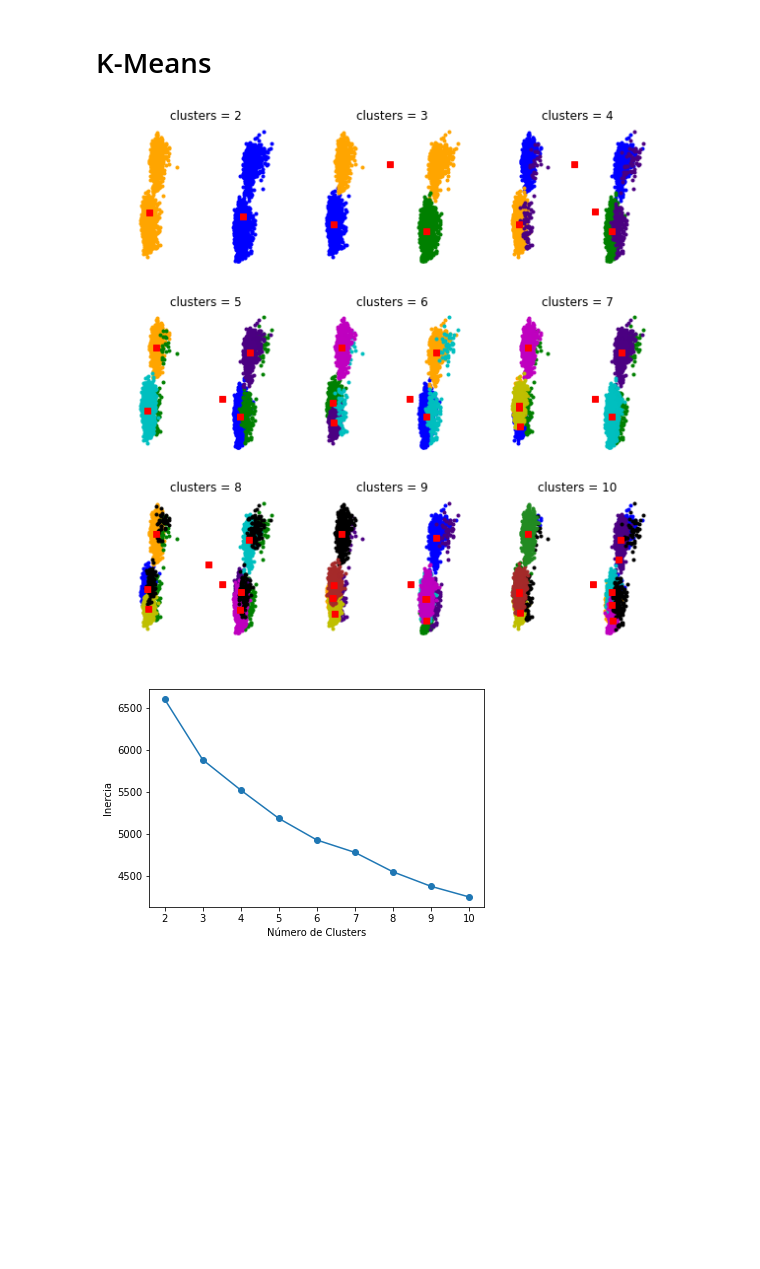
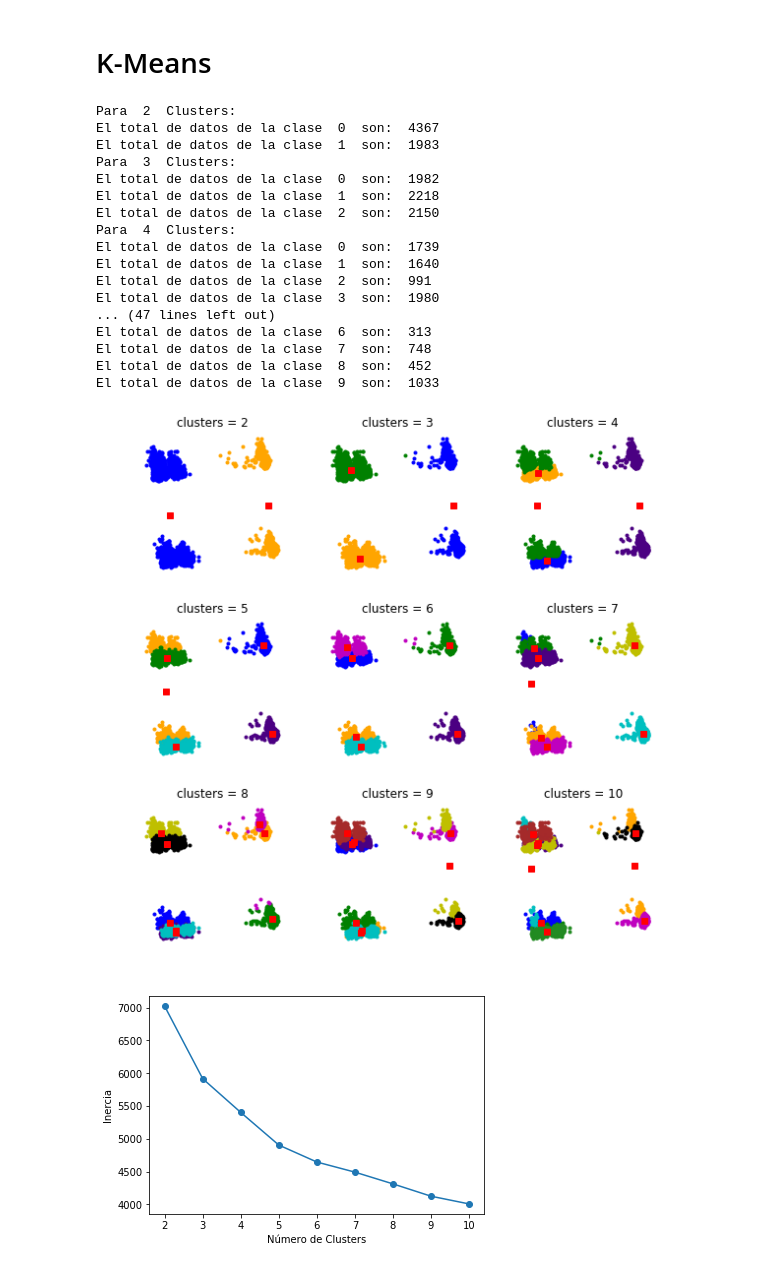
Before and after one commit to federovskys/Proyecto_Integrador_MachineLearning_MEData, a Jupyter notebook: defunciones_2015.ipynb, the cells around one changed output. Saved outputs shown, nothing was run; the diff lists cells and outputs as text; code cells hidden in the pictures; blank space fills up the shorter version.

```diff
--- a/defunciones_2015.ipynb
+++ b/defunciones_2015.ipynb
@@ -100,0 +55,27 @@ df
+# %%
+#Para categorias específicas
+uniq_lab = np.unique(df['idclasadmi'])#Categorías de categoría idclasadmi
+for lab in uniq_lab:#Ciclo para cada categoría
+    df['idclasadmi'].replace(lab,np.where(uniq_lab == lab)[0][0].astype(int),inplace=True)  #Se reemplaza la variable categórica por la numérica
+
+uniq_lab = np.unique( df['n_dir1'])#Categorías de característica n_dir1
+for lab in uniq_lab:
+    df['n_dir1'].replace(lab,np.where(uniq_lab == lab)[0][0].astype(int),inplace=True)
+
+uniq_lab = np.unique( df['n_ant1'])#Categorías de característica n_ant1
+for lab in uniq_lab:
+    df['n_ant1'].replace(lab,np.where(uniq_lab == lab)[0][0].astype(int),inplace=True)
+
+uniq_lab = np.unique( df['n_ant2'])#Categorías de característica n_ant2
+for lab in uniq_lab:
+    df['n_ant2'].replace(lab,np.where(uniq_lab == lab)[0][0].astype(int),inplace=True)
+
+uniq_lab = np.unique( df['n_pat1'])#Categorías de característica n_pat1
+for lab in uniq_lab:
+    df['n_pat1'].replace(lab,np.where(uniq_lab == lab)[0][0].astype(int),inplace=True)
+
+uniq_lab = np.unique( df['n_bas1'])#Categorías de característica n_bas1
+for lab in uniq_lab:
+    df['n_bas1'].replace(lab,np.where(uniq_lab == lab)[0][0].astype(int),inplace=True)
+
+df
@@ -114,8 +114,8 @@ for column in nombreCol:
 from sklearn.impute import SimpleImputer
 
 estrategia = SimpleImputer(strategy = 'most_frequent') #Se rellenan los datos faltantes por el método de el dato más frecuente
-datosNuevos = estrategia.fit_transform(datosCodificados)
-
+datosNuevos = estrategia.fit_transform(df)
+#datosNuevos = estrategia.fit_transform(datosCodificados)
 
 labels = []
 for c in df:
@@ -316,7 +316,7 @@ pyplot.show()
 # %%
 from sklearn.cluster import KMeans
 from sklearn.metrics import silhouette_score # Método de validación silhouette
-from sklearn.metrics import calinski_harabaz_score # Método de validación Calinski-Harabasz
+from sklearn.metrics import calinski_harabasz_score # Método de validación Calinski-Harabasz
 
 from sklearn.utils import check_random_state # Es una librería para definir un generador de números aleatorios a partir de
                                              # de la librería numpy
@@ -356,38 +356,59 @@ for ncenters, ax in enumerate(axes1.reshape(-1), 2):
     centros = Modelo_Kmeans.cluster_centers_ # Calcula la matriz de centros
     inercia.append(Modelo_Kmeans.inertia_) # optimiza el punto de inercia de acuerdo al número de clusters
     silhouette_valores.append(silhouette_score(Nuevos_Datos, Etiquetas)) # Se aplica la métrica Silhouette
-    ch_valores.append(calinski_harabaz_score(Nuevos_Datos, Etiquetas)) # Se aplica la métrica Calinski-Harabasz
+    ch_valores.append(calinski_harabasz_score(Nuevos_Datos, Etiquetas)) # Se aplica la métrica Calinski-Harabasz
 
     for j in range(ncenters):
         ax.plot(xpts[Etiquetas == j],
                 ypts[Etiquetas == j], '.', color=colors[j])
 
     for pt in centros:
         ax.plot(pt[0], pt[1], 'rs')
+
+    print("Para ", ncenters, " Clusters: ")
+    for i in range (len(np.unique(Etiquetas))):
+        print("El total de datos de la clase ", i, " son: ", len(Etiquetas[Etiquetas==i]))
 
     ax.set_title('clusters = {0}'.format(ncenters))
     ax.axis('off')
 
 fig1.tight_layout()
 pyplot.show()
 
 fig2, ax2 = pyplot.subplots()
 ax2.plot(np.r_[2:11], inercia, marker = 'o')
 ax2.set_xlabel("Número de Clusters")
 ax2.set_ylabel("Inercia")
 pyplot.show()
 
 fig3, ax3 = pyplot.subplots()
 ax3.plot(np.r_[2:11], silhouette_valores, marker = 'o')
 ax3.set_xlabel("Número de Clusters")
 ax3.set_ylabel("Valor de silhouette")
 pyplot.show()
 
 fig3, ax3 = pyplot.subplots()
 ax3.plot(np.r_[2:11], ch_valores, marker = 'o')
 ax3.set_xlabel("Número de Clusters")
 ax3.set_ylabel("Valor de índice Calinski-Harabasz")
 pyplot.show()
 # %% [output]
+Para  2  Clusters:
+El total de datos de la clase  0  son:  4367
+El total de datos de la clase  1  son:  1983
+Para  3  Clusters:
+El total de datos de la clase  0  son:  1982
+El total de datos de la clase  1  son:  2218
+El total de datos de la clase  2  son:  2150
+Para  4  Clusters:
+El total de datos de la clase  0  son:  1739
+El total de datos de la clase  1  son:  1640
+El total de datos de la clase  2  son:  991
+El total de datos de la clase  3  son:  1980
+... (47 lines left out)
+El total de datos de la clase  6  son:  313
+El total de datos de la clase  7  son:  748
+El total de datos de la clase  8  son:  452
+El total de datos de la clase  9  son:  1033
-[figure, old version]
+[figure, new version]
-[figure, old version]
+[figure, new version]
```
Also changed, not shown: parts of 16 cells of this notebook, 1 other file.
